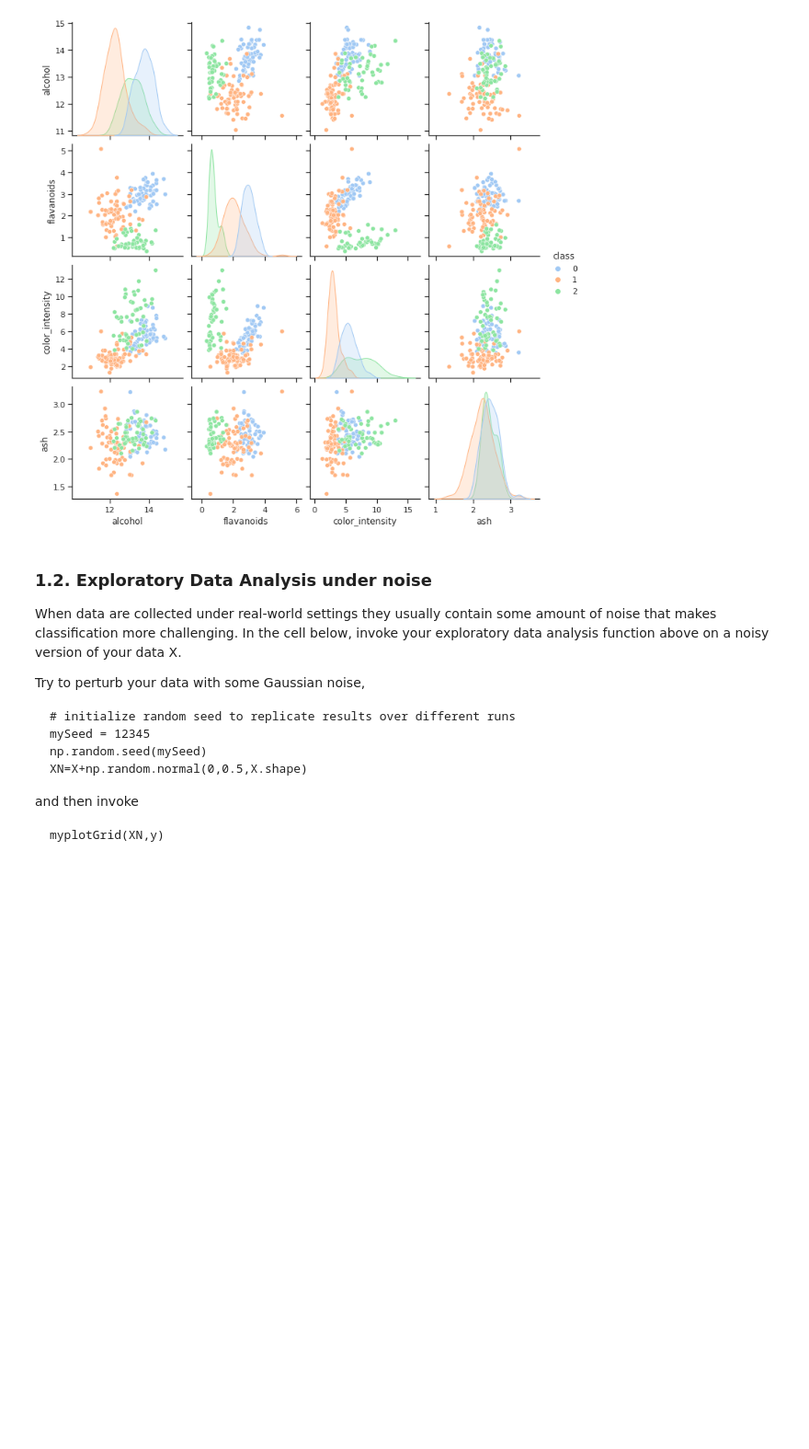
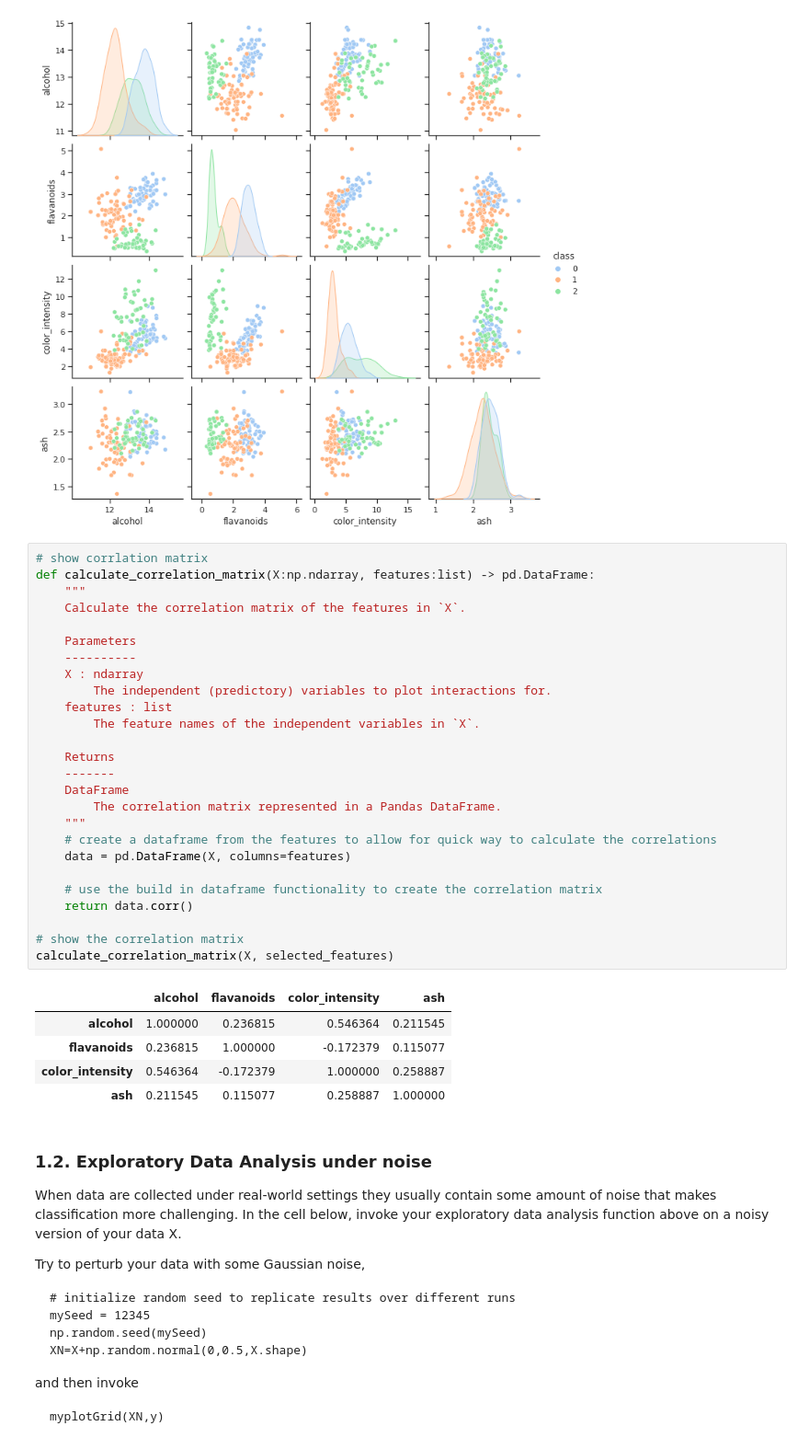
Before and after one commit to JohnnyFoulds/dsm040-2021-oct, a Jupyter notebook: coursework_01/cw.ipynb, the cells around one changed output. Shown at 92% size. Drawn from its saved outputs; the diff is of its cells as text; blank space fills up the shorter version.

Commit message:
Implemented functon for correlation matrix, but realizing that is not going to help.

```diff
--- a/coursework_01/cw.ipynb
+++ b/coursework_01/cw.ipynb
@@ -111,6 +111,38 @@ def myplotGrid(X:np.ndarray, y:np.ndarray, features:list, target:str='class', di
 myplotGrid(X, y, selected_features)
 # %% [output]
 [figure]
+# %%
+# show corrlation matrix
+def calculate_correlation_matrix(X:np.ndarray, features:list) -> pd.DataFrame:
+    """
+    Calculate the correlation matrix of the features in `X`.
+
+    Parameters
+    ----------
+    X : ndarray
+        The independent (predictory) variables to plot interactions for.
+    features : list
+        The feature names of the independent variables in `X`.
+
+    Returns
+    -------
+    DataFrame
+        The correlation matrix represented in a Pandas DataFrame.
+    """
+    # create a dataframe from the features to allow for quick way to calculate the correlations
+    data = pd.DataFrame(X, columns=features)
+
+    # use the build in dataframe functionality to create the correlation matrix
+    return data.corr()
+
+# show the correlation matrix
+calculate_correlation_matrix(X, selected_features)
+# %% [output]
+|  | alcohol | flavanoids | color_intensity | ash |
+| alcohol | 1.000000 | 0.236815 | 0.546364 | 0.211545 |
+| flavanoids | 0.236815 | 1.000000 | -0.172379 | 0.115077 |
+| color_intensity | 0.546364 | -0.172379 | 1.000000 | 0.258887 |
+| ash | 0.211545 | 0.115077 | 0.258887 | 1.000000 |
 # %% [markdown]
 ### 1.2. Exploratory Data Analysis under noise
 
```
Also changed, not shown: parts of 5 cells of this notebook.
